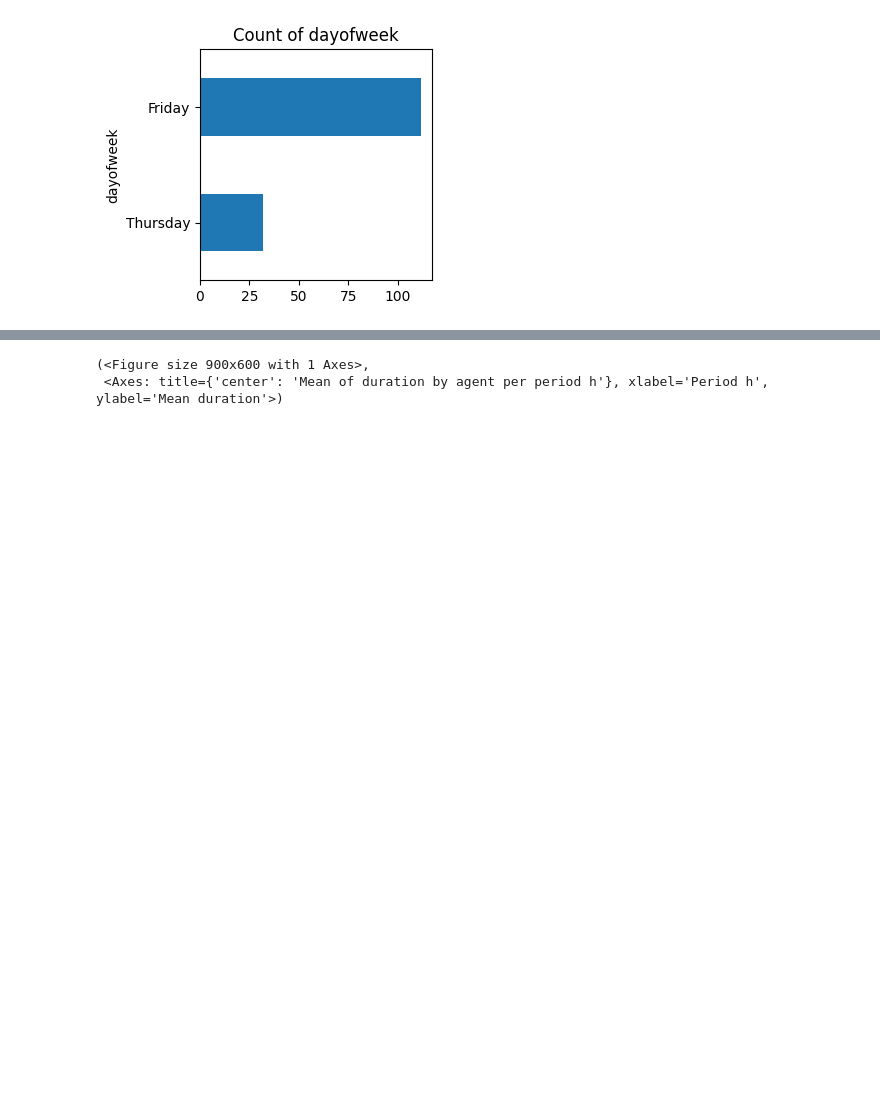
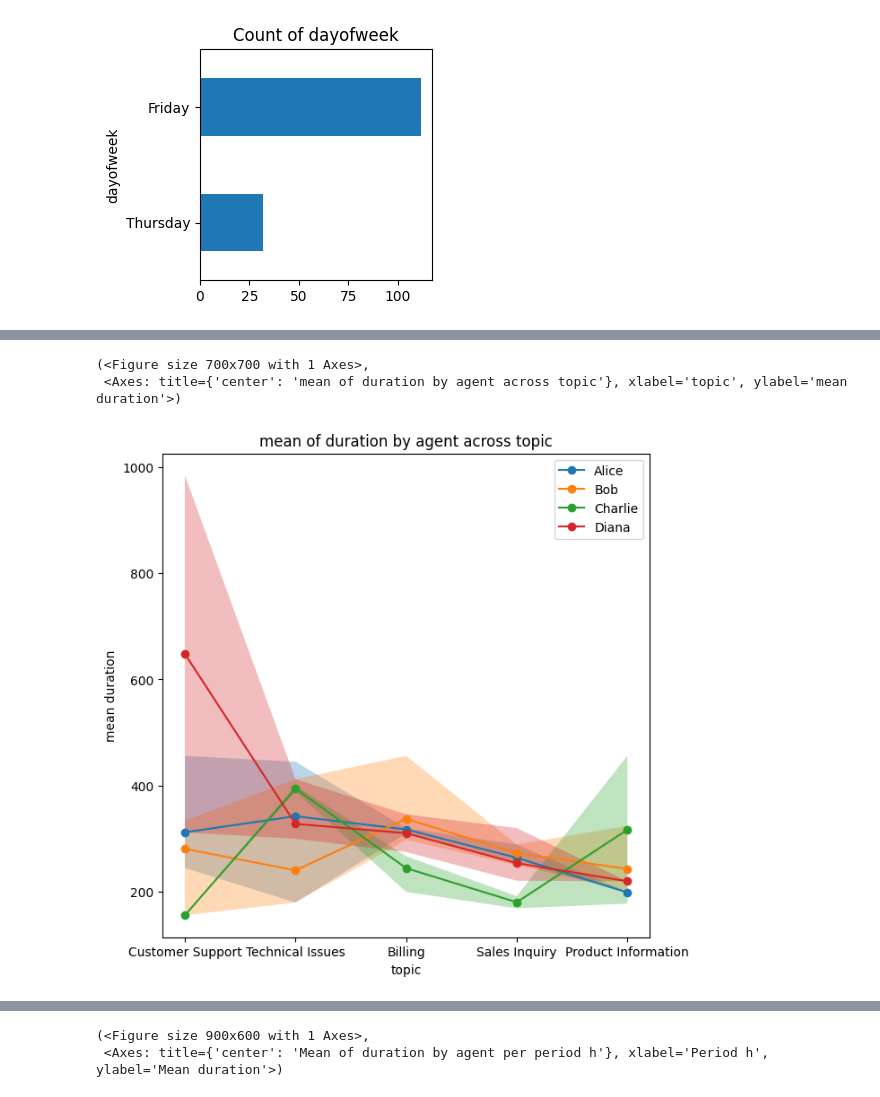
Before and after one commit to RRisto/plotter, a Jupyter notebook: plotter_usage.ipynb, the cells around one changed output, grey strips where cells are left out. Saved outputs shown, nothing was run; the diff lists cells and outputs as text; code cells hidden in the pictures; blank space fills up the shorter version.

```diff
--- a/plotter_usage.ipynb
+++ b/plotter_usage.ipynb
@@ -120,0 +127,6 @@ plotter.category_mean_with_hdi('duration')
+# %%
+plotter.category_mean_by_group('duration')
+# %% [output]
+(<Figure size 700x700 with 1 Axes>,
+ <Axes: title={'center': 'mean of duration by agent across topic'}, xlabel='topic', ylabel='mean duration'>)
+[figure, added]
```
Also changed, not shown: parts of 6 cells of this notebook, 1 other file.
